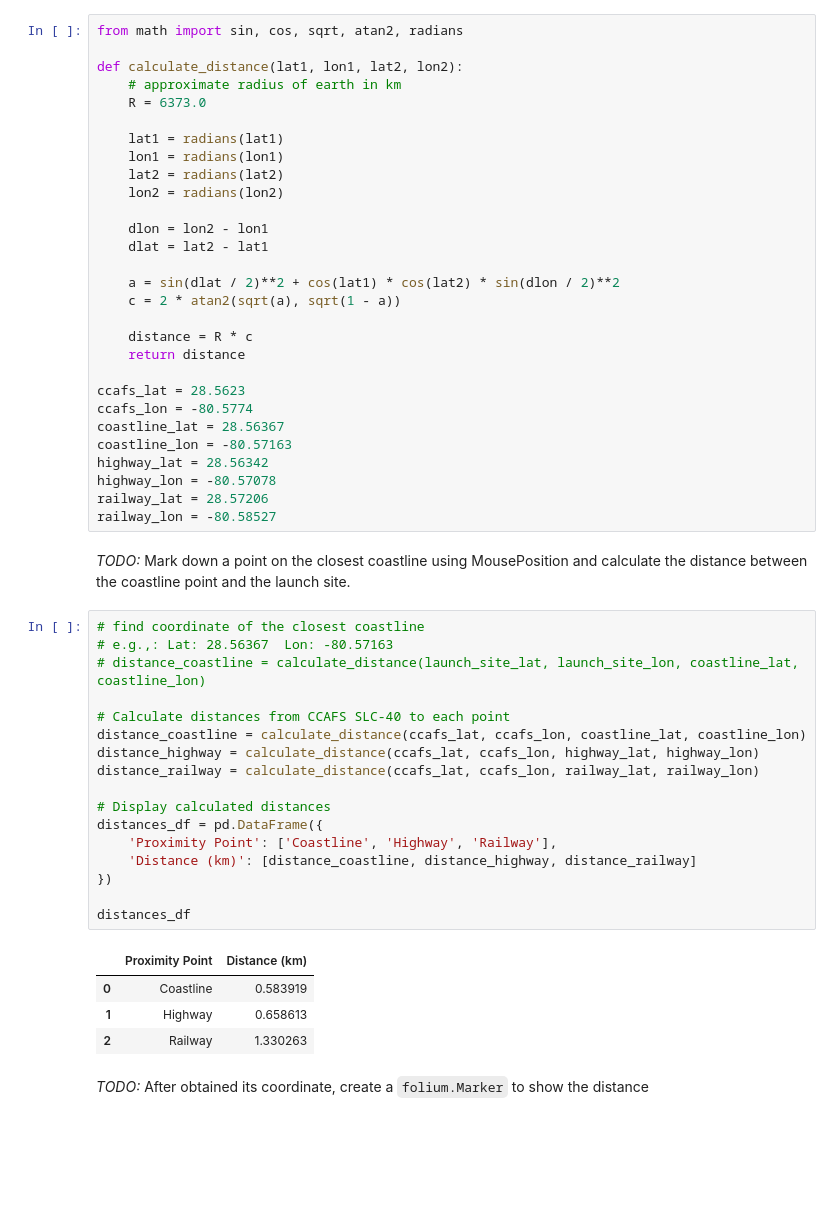
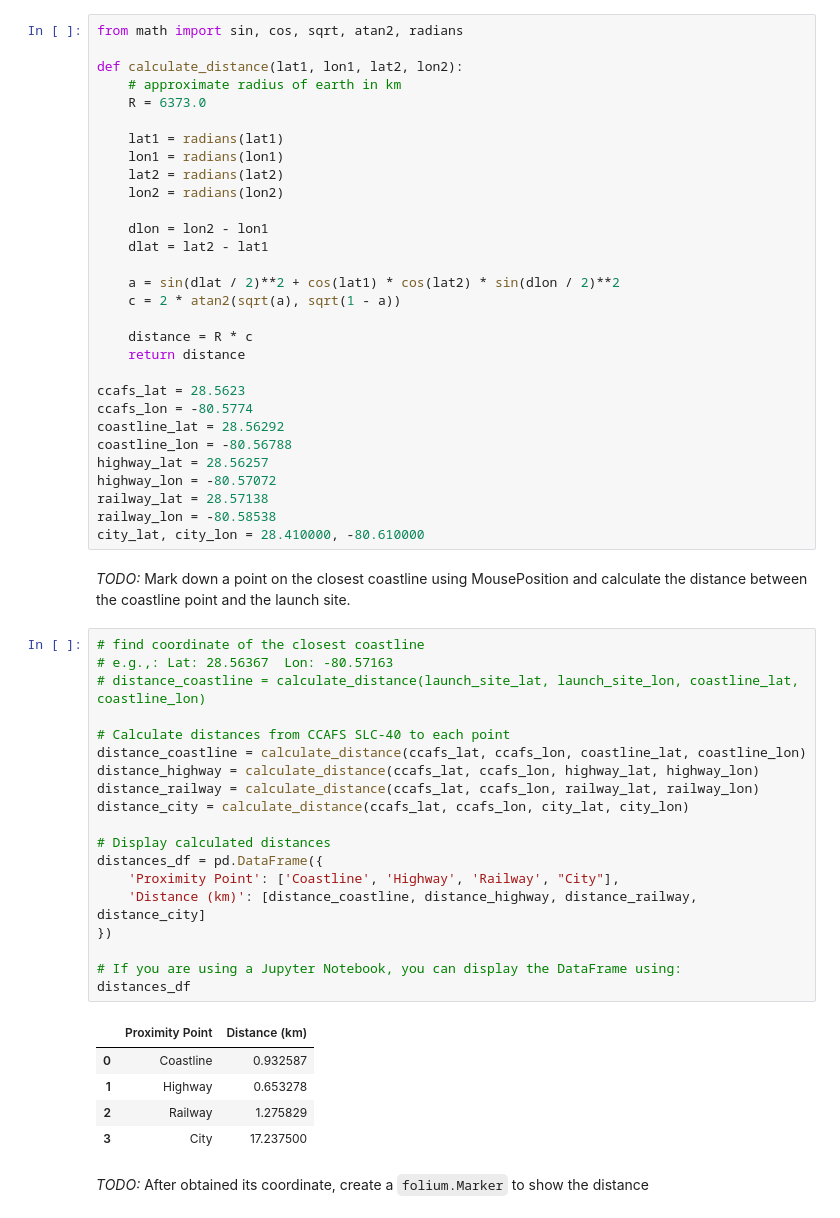
Before and after one commit to kmfahey/ibmdsp-crs10-final, a Jupyter notebook: jupyter-labs-06-launch-site-location.ipynb, the cells around one changed output. Drawn from its saved outputs; the diff is of its cells as text; blank space fills up the shorter version.

```diff
--- a/jupyter-labs-06-launch-site-location.ipynb
+++ b/jupyter-labs-06-launch-site-location.ipynb
@@ -285,36 +360,40 @@ def calculate_distance(lat1, lon1, lat2, lon2):
 
 ccafs_lat = 28.5623
 ccafs_lon = -80.5774
-coastline_lat = 28.56367
-coastline_lon = -80.57163
-highway_lat = 28.56342
-highway_lon = -80.57078
-railway_lat = 28.57206
-railway_lon = -80.58527
+coastline_lat = 28.56292
+coastline_lon = -80.56788
+highway_lat = 28.56257
+highway_lon = -80.57072
+railway_lat = 28.57138
+railway_lon = -80.58538
+city_lat, city_lon = 28.410000, -80.610000
 # %% [markdown]
 _TODO:_ Mark down a point on the closest coastline using MousePosition and calculate the distance between the coastline point and the launch site.
 # %%
 # find coordinate of the closest coastline
 # e.g.,: Lat: 28.56367  Lon: -80.57163
 # distance_coastline = calculate_distance(launch_site_lat, launch_site_lon, coastline_lat, coastline_lon)
 
 # Calculate distances from CCAFS SLC-40 to each point
 distance_coastline = calculate_distance(ccafs_lat, ccafs_lon, coastline_lat, coastline_lon)
 distance_highway = calculate_distance(ccafs_lat, ccafs_lon, highway_lat, highway_lon)
 distance_railway = calculate_distance(ccafs_lat, ccafs_lon, railway_lat, railway_lon)
+distance_city = calculate_distance(ccafs_lat, ccafs_lon, city_lat, city_lon)
 
 # Display calculated distances
 distances_df = pd.DataFrame({
-    'Proximity Point': ['Coastline', 'Highway', 'Railway'],
-    'Distance (km)': [distance_coastline, distance_highway, distance_railway]
+    'Proximity Point': ['Coastline', 'Highway', 'Railway', "City"],
+    'Distance (km)': [distance_coastline, distance_highway, distance_railway, distance_city]
 })
 
+# If you are using a Jupyter Notebook, you can display the DataFrame using:
 distances_df
 # %% [output]
 |  | Proximity Point | Distance (km) |
-| 0 | Coastline | 0.583919 |
-| 1 | Highway | 0.658613 |
-| 2 | Railway | 1.330263 |
+| 0 | Coastline | 0.932587 |
+| 1 | Highway | 0.653278 |
+| 2 | Railway | 1.275829 |
+| 3 | City | 17.237500 |
 # %% [markdown]
 _TODO:_ After obtained its coordinate, create a `folium.Marker` to show the distance
 # %%
```
Also changed, not shown: parts of 10 cells of this notebook, 4 other files.
